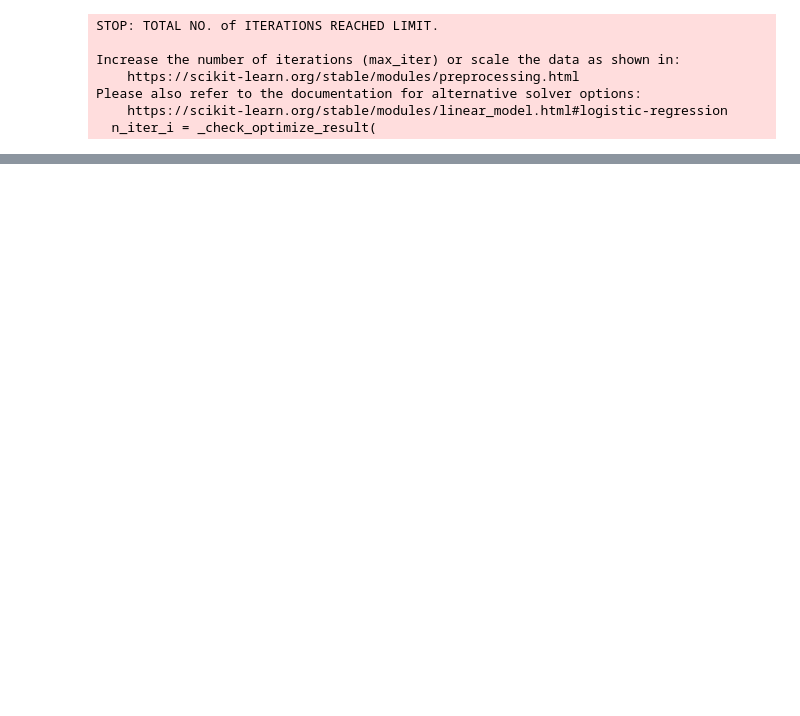
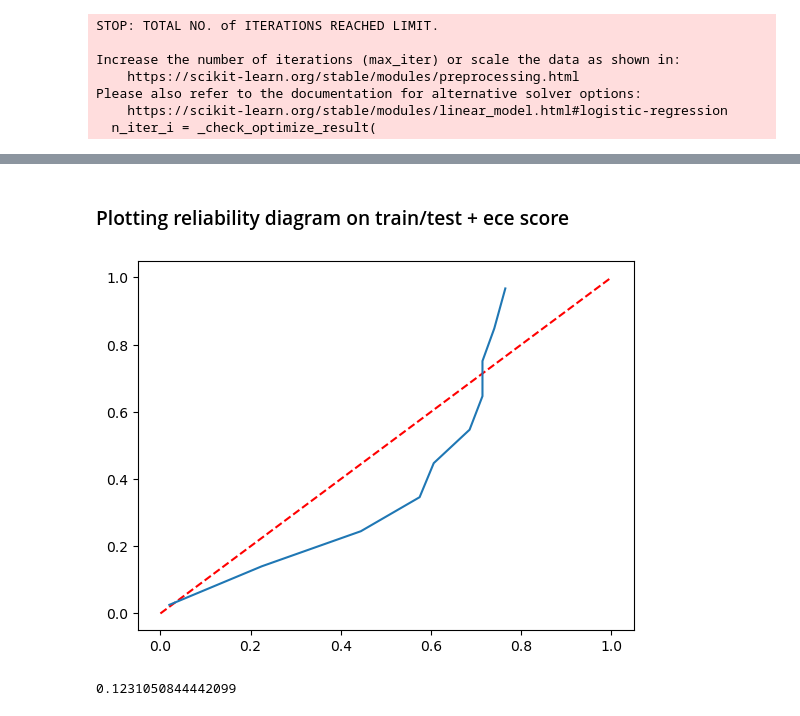
Before and after one commit to DSC180A/create_credit_score, a Jupyter notebook: src/data/make_dataset.ipynb, the cells around one changed output, grey strips where cells are left out. Saved outputs shown, nothing was run; the diff lists cells and outputs as text; code cells hidden in the pictures; blank space fills up the shorter version.

```diff
--- a/src/data/make_dataset.ipynb
+++ b/src/data/make_dataset.ipynb
@@ -216,3 +218,20 @@ fig.tight_layout()
+# %% [markdown]
+### Plotting reliability diagram on train/test + ece score
+# %%
+from sklearn.calibration import calibration_curve
+
+prob_true, prob_pred = calibration_curve(y_train, clf.predict_proba(X_train)[:,1], n_bins=10, normalize = True)
+
+plt.plot([0, 1], [0, 1],'r--')
+plt.plot(prob_true, prob_pred)
+plt.show()
+
+
+ece = np.sum(np.abs(prob_true - prob_pred) * ((len(y_test)/10) / len(y_test)))
+print(ece)
+# %% [output]
+[figure, added]
+0.1231050844442099
 # %%
 from sklearn.calibration import calibration_curve
 
```
Also changed, not shown: parts of 22 cells of this notebook.
